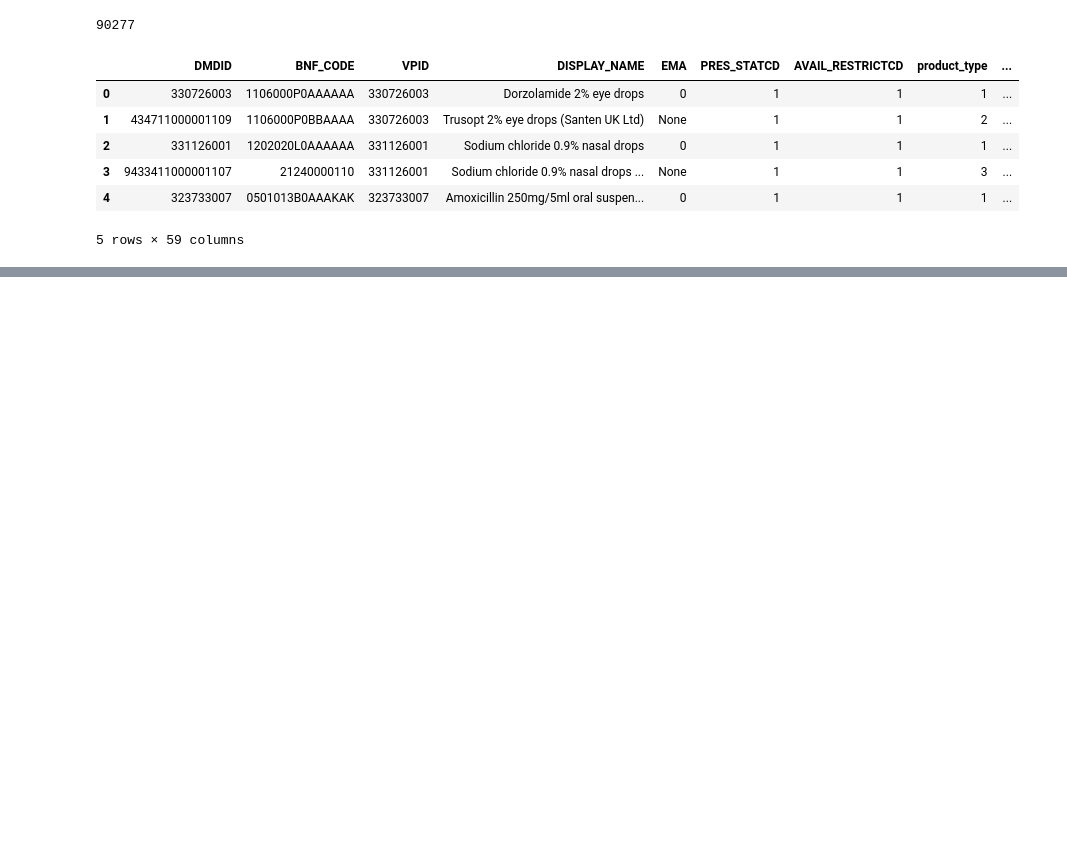
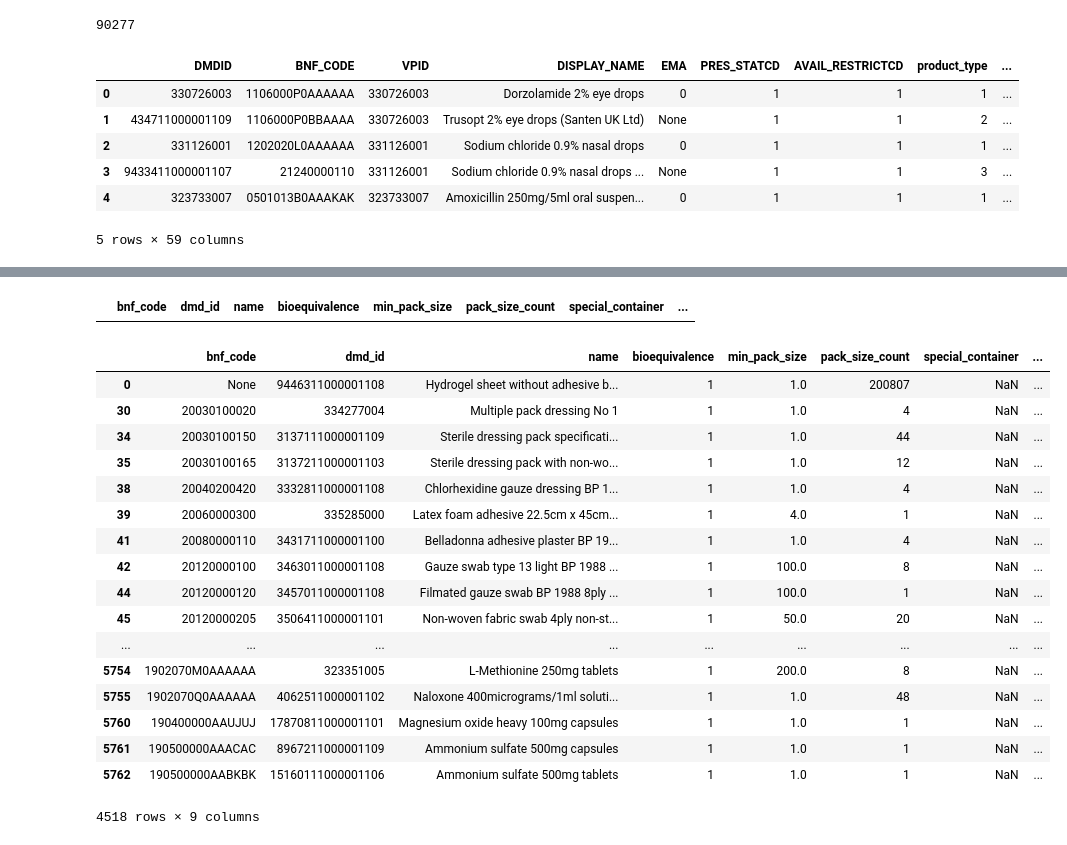
Before and after one commit to ebmdatalab/price-per-dose, a Jupyter notebook: snomed-bnf-mapping.ipynb, the cells around one changed output, grey strips where cells are left out. Saved outputs shown, nothing was run; the diff lists cells and outputs as text; code cells hidden in the pictures; blank space fills up the shorter version.

```diff
--- a/snomed-bnf-mapping.ipynb
+++ b/snomed-bnf-mapping.ipynb
@@ -32,0 +143,19 @@ special_containers.head()
+# %%
+sql = """SELECT
+  DMDID,
+  BNF_CODE,
+  DISPLAY_NAME,
+  VMPP.QTYVAL,
+  DESC AS unit_of_measure
+FROM dmd_product
+INNER JOIN VMPP
+  ON VMPP.VPID = DMDID
+INNER JOIN LOOKUP_UNIT_OF_MEASURE
+  ON LOOKUP_UNIT_OF_MEASURE.CD = VMPP.QTY_UOMCD
+WHERE DMDID = '328664004'
+"""
+
+df2 = pd.read_sql_query(sql, con)
+pd.set_option('display.max_colwidth', -1)
+pd.set_option('display.max_columns', 40)
+df2.head(5)
@@ -32,0 +173,17 @@ special_containers.head()
+# %%
+# This counts all variants/flavours of all sizes of actual packs
+
+sql = """SELECT count(QTYVAL) as num_pack_sizes, BNF_CODE, DMDID, DISPLAY_NAME from dmd_product
+INNER JOIN AMP
+  ON AMP.APID = DMDID
+  OR AMP.VPID = DMDID
+INNER JOIN AMPP
+  ON AMPP.APID = AMP.APID
+INNER JOIN VMPP
+ON AMPP.VPPID = VMPP.VPPID
+GROUP BY DMDID ORDER BY num_pack_sizes DESC
+"""
+df2 = pd.read_sql_query(sql, con)
+pd.set_option('display.max_colwidth', -1)
+pd.set_option('display.max_columns', 40)
+df2.head(5)
@@ -62,0 +338,26 @@ df[df.num_pack_sizes > 1].sort_values('num_pack_sizes', ascending=False).head(20
+# %%
+
+df[df.bnf_code == '1202020L0AAAAAA']
+# %% [output]
+|  | bnf_code | dmd_id | name | bioequivalence | min_pack_size | pack_size_count | special_container | ... |
+# %%
+df[df.special_container != 1]
+# %% [output]
+|  | bnf_code | dmd_id | name | bioequivalence | min_pack_size | pack_size_count | special_container | ... |
+| 0 | None | 9446311000001108 | Hydrogel sheet without adhesive b... | 1 | 1.0 | 200807 | NaN | ... |
+| 30 | 20030100020 | 334277004 | Multiple pack dressing No 1 | 1 | 1.0 | 4 | NaN | ... |
+| 34 | 20030100150 | 3137111000001109 | Sterile dressing pack specificati... | 1 | 1.0 | 44 | NaN | ... |
+| 35 | 20030100165 | 3137211000001103 | Sterile dressing pack with non-wo... | 1 | 1.0 | 12 | NaN | ... |
+| 38 | 20040200420 | 3332811000001108 | Chlorhexidine gauze dressing BP 1... | 1 | 1.0 | 4 | NaN | ... |
+| 39 | 20060000300 | 335285000 | Latex foam adhesive 22.5cm x 45cm... | 1 | 4.0 | 1 | NaN | ... |
+| 41 | 20080000110 | 3431711000001100 | Belladonna adhesive plaster BP 19... | 1 | 1.0 | 4 | NaN | ... |
+| 42 | 20120000100 | 3463011000001108 | Gauze swab type 13 light BP 1988 ... | 1 | 100.0 | 8 | NaN | ... |
+| 44 | 20120000120 | 3457011000001108 | Filmated gauze swab BP 1988 8ply ... | 1 | 100.0 | 1 | NaN | ... |
+| 45 | 20120000205 | 3506411000001101 | Non-woven fabric swab 4ply non-st... | 1 | 50.0 | 20 | NaN | ... |
+| ... | ... | ... | ... | ... | ... | ... | ... | ... |
+| 5754 | 1902070M0AAAAAA | 323351005 | L-Methionine 250mg tablets | 1 | 200.0 | 8 | NaN | ... |
+| 5755 | 1902070Q0AAAAAA | 4062511000001102 | Naloxone 400micrograms/1ml soluti... | 1 | 1.0 | 48 | NaN | ... |
+| 5760 | 190400000AAUJUJ | 17870811000001101 | Magnesium oxide heavy 100mg capsules | 1 | 1.0 | 1 | NaN | ... |
+| 5761 | 190500000AAACAC | 8967211000001109 | Ammonium sulfate 500mg capsules | 1 | 1.0 | 1 | NaN | ... |
+| 5762 | 190500000AABKBK | 15160111000001106 | Ammonium sulfate 500mg tablets | 1 | 1.0 | 1 | NaN | ... |
+4518 rows × 9 columns
```
Also changed, not shown: parts of 26 cells of this notebook, 3 other files.
